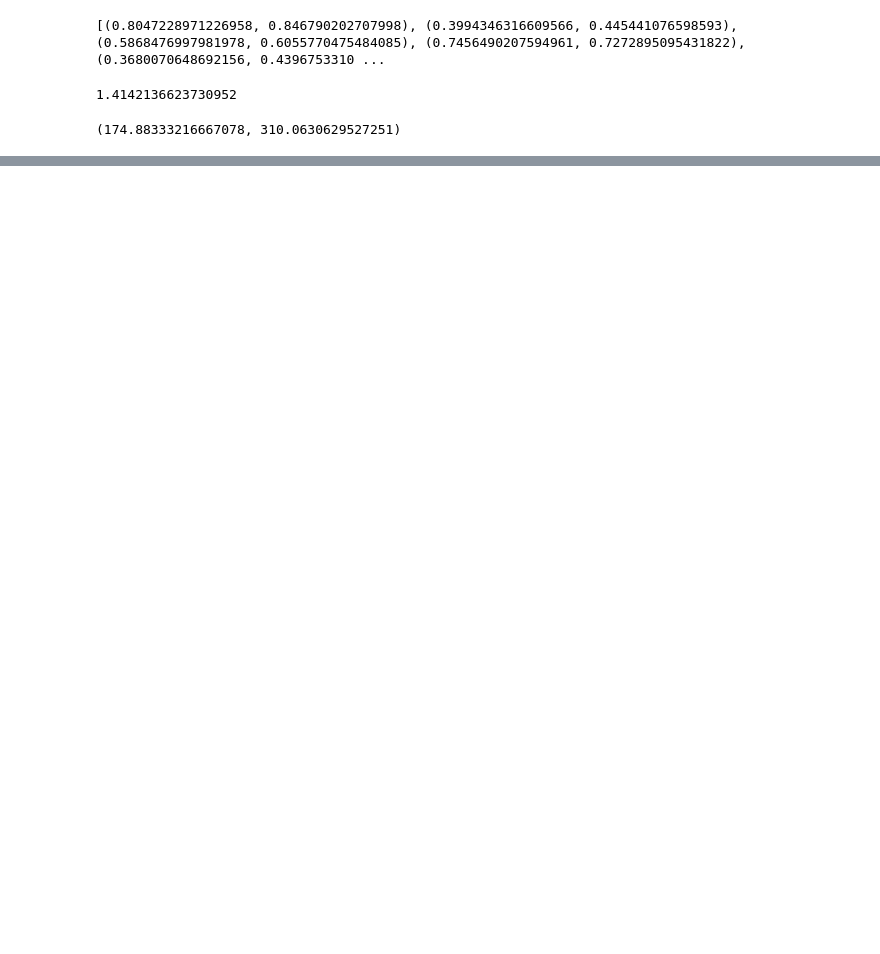
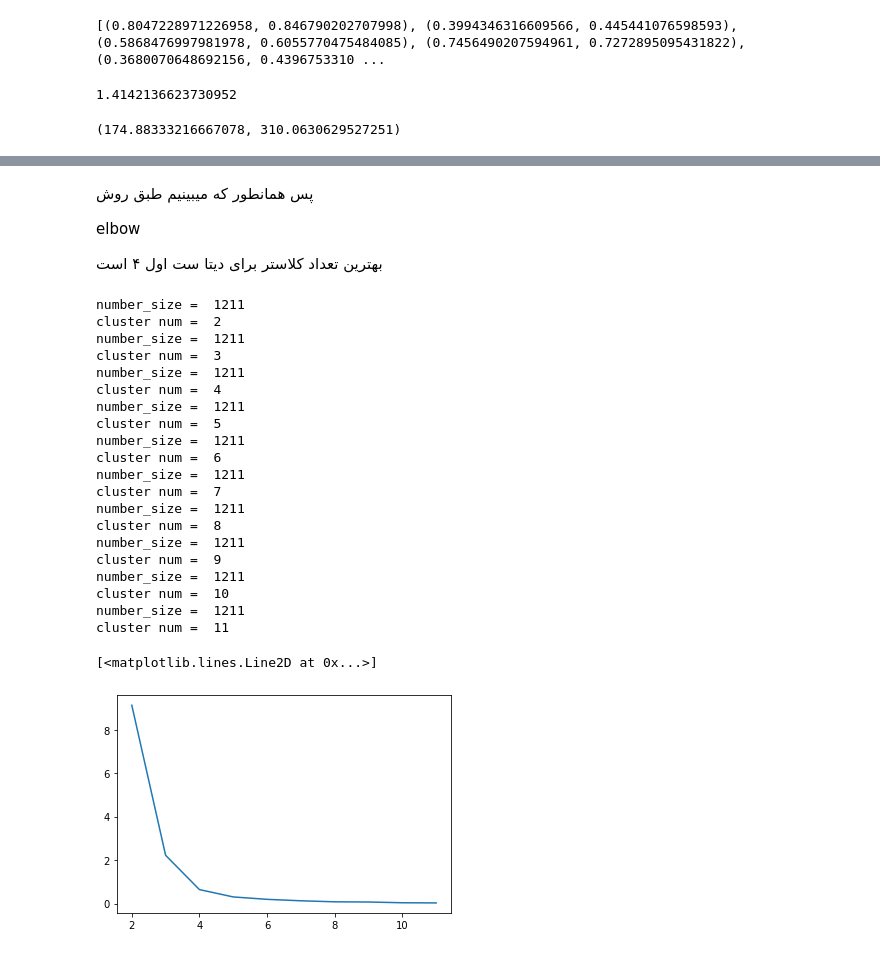
Before and after one commit to hoseinlook/fuzzi-C-means, a Jupyter notebook: notebooks/c-means.ipynb, the cells around one changed output, grey strips where cells are left out. Saved outputs shown, nothing was run; the diff lists cells and outputs as text; code cells hidden in the pictures; blank space fills up the shorter version.

```diff
--- a/notebooks/c-means.ipynb
+++ b/notebooks/c-means.ipynb
@@ -1,5 +1,19 @@
 # %%
 import math
 import random
+import matplotlib.pyplot as plt
+import pandas as pd
 
-import pandas as pd
+some_colors=[
+    "#B73838",
+    "#28AB35",
+    "#3B13DB",
+    "#DB6313",
+    "#13DBDB",
+    "#DB13DB",
+    "#FFFF07",
+    "#621080",
+    "#0C080D",
+    "#0A75DF",
+    "#F20808",
+]
@@ -132,0 +179,38 @@ cost 16152171.285118032
+# %% [markdown]
+پس همانطور که میبینیم طبق روش
+
+elbow
+
+بهترین تعداد کلاستر برای دیتا ست اول ۴ است
+# %%
+X = read_points('../data/data2.csv')
+cost_list=[]
+cluster_num_list=[]
+for i in range(2,12):
+    V, U, cost = model(X, i, 4, 100)
+    cost_list.append(cost)
+    cluster_num_list.append(i)
+plt.plot(cluster_num_list,cost_list)
+# %% [output]
+number_size =  1211
+cluster num =  2
+number_size =  1211
+cluster num =  3
+number_size =  1211
+cluster num =  4
+number_size =  1211
+cluster num =  5
+number_size =  1211
+cluster num =  6
+number_size =  1211
+cluster num =  7
+number_size =  1211
+cluster num =  8
+number_size =  1211
+cluster num =  9
+number_size =  1211
+cluster num =  10
+number_size =  1211
+cluster num =  11
+[<matplotlib.lines.Line2D at 0x...>]
+[figure, added]
```
Also changed, not shown: parts of 22 cells of this notebook.
